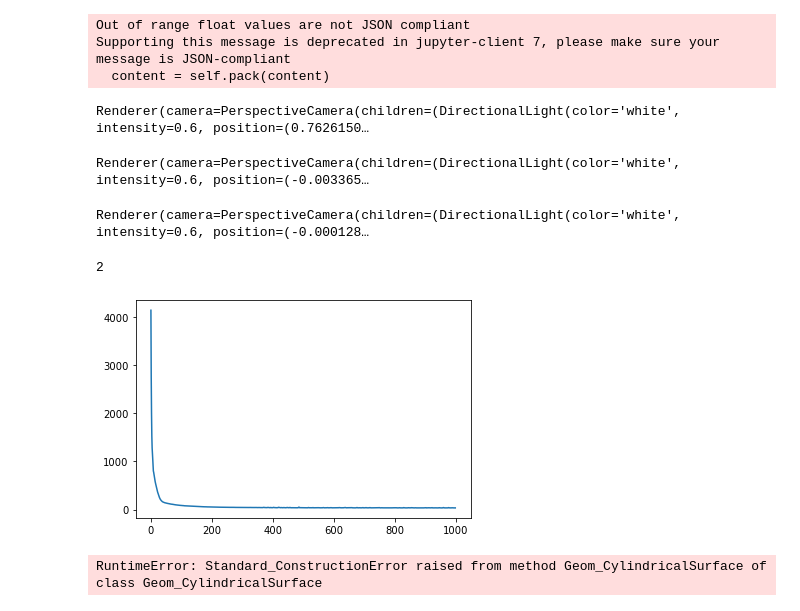
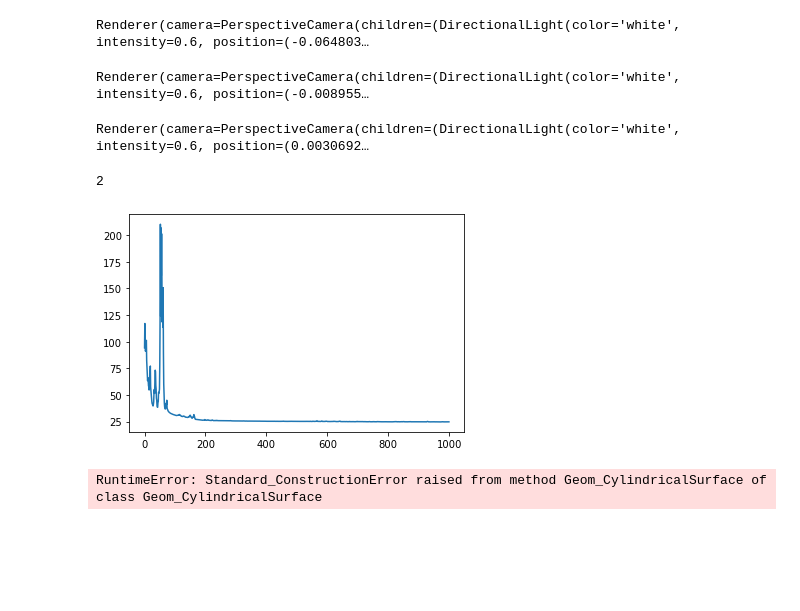
Before and after one commit to deGravity/automatetest, a Jupyter notebook: transfer_learning/gradient_cube.ipynb, the cells around one changed output. Drawn from its saved outputs; the diff is of its cells as text; code cells hidden in the pictures; blank space fills up the shorter version.

Commit message:
Tensorboard parsing working, updated paths.

```diff
--- a/transfer_learning/gradient_cube.ipynb
+++ b/transfer_learning/gradient_cube.ipynb
@@ -335,6 +330,23 @@ def knn_gather(
 
     return x_out
 # %%
+repbrep_path = '/home/ben/Documents/research/repbrep/'
+model_checkpoint_path = os.path.join(repbrep_path, 'models', 'BRepFaceAutoencoder_64_1024_4', 'BRepFaceAutoencoder_64_1024_4.ckpt')
+
+cube_path = os.path.join(repbrep_path, 'datasets', 'cubes', 'cube.x_t')
+angled_cube_path = os.path.join(repbrep_path, 'datasets', 'cubes', 'angled_cube.x_t')
+long_cube_path = os.path.join(repbrep_path, 'datasets', 'cubes', 'long_cube.x_t')
+
+frame_guide_1_path = os.path.join(repbrep_path, 'datasets', 'frame_guide', 'fg1.x_t')
+frame_guide_2_path = os.path.join(repbrep_path, 'datasets', 'frame_guide', 'fg2.x_t')
+
+rounded_rect_1_path = os.path.join(repbrep_path, 'datasets', 'rounded_rect', 'rounded_rect1.step')
+rounded_rect_2_path = os.path.join(repbrep_path, 'datasets', 'rounded_rect', 'rounded_rect2.step')
+
+source_part_path = rounded_rect_1_path
+target_part_path = rounded_rect_2_path
+target_scale = 2
+
 weighted = True
 num_iters = 1000
 
@@ -344,15 +356,15 @@ sampler = SamplePoints(6*1000)
 chamferDist = WeightedChamferDistance(sharpness=2) if weighted else ChamferDistance()
 opts = PartOptions()
 opts.normalize = True
-angled_part = Part(angled_cube_path, opts)
-angled_V = torch.from_numpy(2*angled_part.mesh.V)
-angled_F = torch.from_numpy(angled_part.mesh.F).T.long()
-angled_data = TGData(pos=angled_V, face=angled_F)
-sampler(angled_data)
-target_pc = angled_data.pos
+target_part = Part(target_part_path, opts)
+target_V = torch.from_numpy(target_scale*target_part.mesh.V)
+target_F = torch.from_numpy(target_part.mesh.F).T.long()
+target_data = TGData(pos=target_V, face=target_F)
+sampler(target_data)
+target_pc = target_data.pos
 target = target_pc.unsqueeze(0).float().cuda()
 
-ipart = ImplicitPart(cube_path, 10, 100, True)
+ipart = ImplicitPart(source_part_path, 10, 100, True)
 data = implicit_part_to_data(ipart, 10).cuda()
 data.face_surfaces = data.face_surfaces.float()
 data.face_surfaces.requires_grad = True
@@ -403,41 +415,38 @@ for iter in tqdm(range(num_iters)):
     opt.step()
     losses.append(loss.detach().item())
     predictions.append((pred_xyz.detach().cpu().numpy(), pred_m.detach().cpu().numpy()))
     #print(loss)
 plt.plot(losses)
 i = 0
 plot1 = mp.plot(
     predictions[i][0][0,:,:],
     c=predictions[i][1][0,:],
     shading={'point_size':0.1},
     return_plot = True)
 plot1.add_points(target_pc.numpy(), shading={'point_size':0.1, 'point_color':'red'})
 
 i = num_iters - 1
 plot2 =mp.plot(
     predictions[i][0][0,:,:],
     c=predictions[i][1][0,:],
     shading={'point_size':0.1},
     return_plot=True)
 plot2.add_points(target_pc.numpy(), shading={'point_size':0.1, 'point_color':'red'})
 
 i = num_iters - 1
 sdf = predictions[i][1][0,:]
 xyz = predictions[i][0][0,sdf<=0, :]
 plot3 =mp.plot(
     xyz,
     shading={'point_size':0.1, 'point_color':'blue'},
     return_plot=True)
 plot2.add_points(target_pc.numpy(), shading={'point_size':0.1, 'point_color':'red'})
 # %% [output]
-Out of range float values are not JSON compliant
-Supporting this message is deprecated in jupyter-client 7, please make sure your message is JSON-compliant
-  content = self.pack(content)
+Renderer(camera=PerspectiveCamera(children=(DirectionalLight(color='white', intensity=0.6, position=(-0.064803…
-Renderer(camera=PerspectiveCamera(children=(DirectionalLight(color='white', intensity=0.6, position=(0.7626150…
+Renderer(camera=PerspectiveCamera(children=(DirectionalLight(color='white', intensity=0.6, position=(-0.008955…
-Renderer(camera=PerspectiveCamera(children=(DirectionalLight(color='white', intensity=0.6, position=(-0.003365…
+Renderer(camera=PerspectiveCamera(children=(DirectionalLight(color='white', intensity=0.6, position=(0.0030692…
-Renderer(camera=PerspectiveCamera(children=(DirectionalLight(color='white', intensity=0.6, position=(-0.000128…
+2
-2
-[figure, old version]
+[figure, new version]
 # %%
 import math
 import OCC.Core.BRepBuilderAPI as BRepBuilderAPI
```
Also changed, not shown: parts of 3 cells of this notebook, 2 other files.
